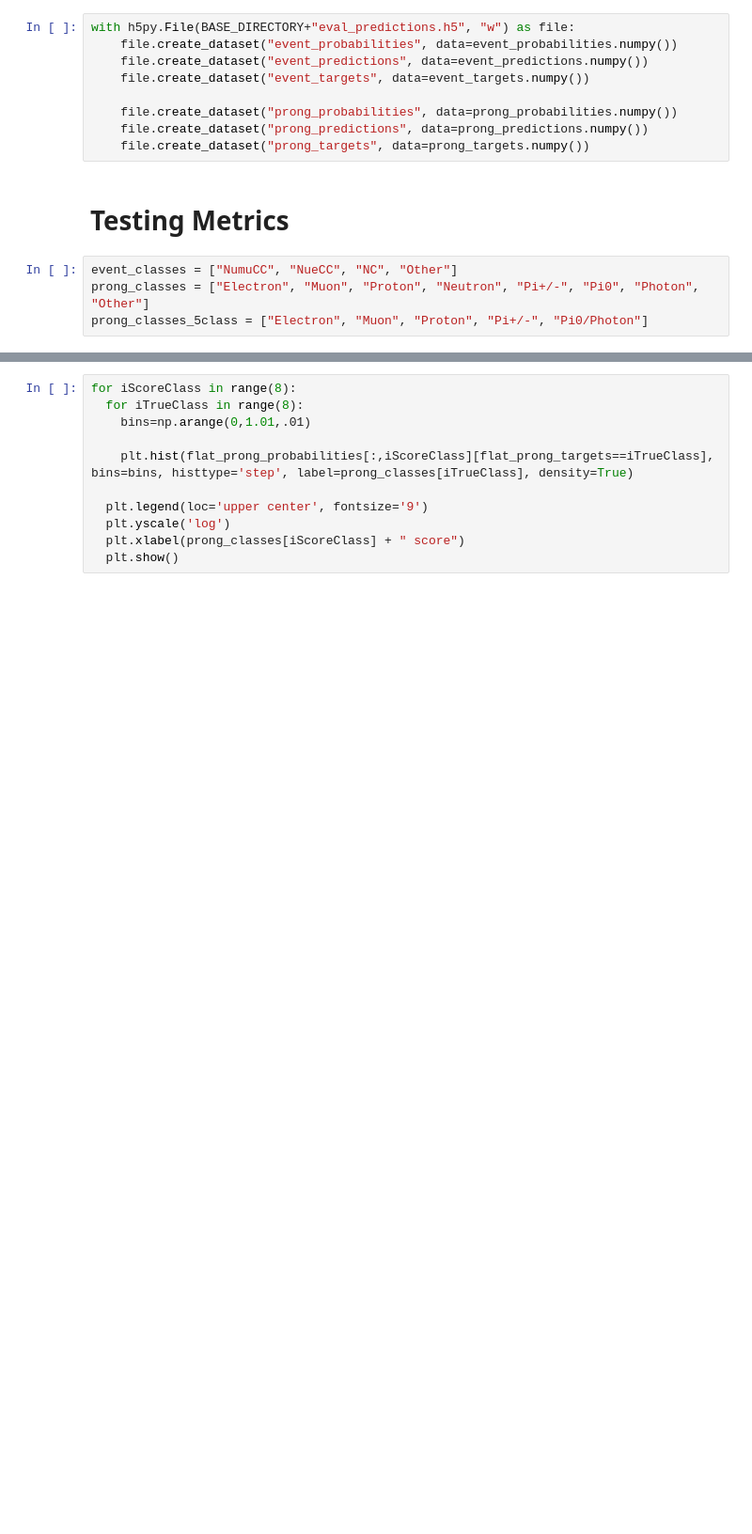
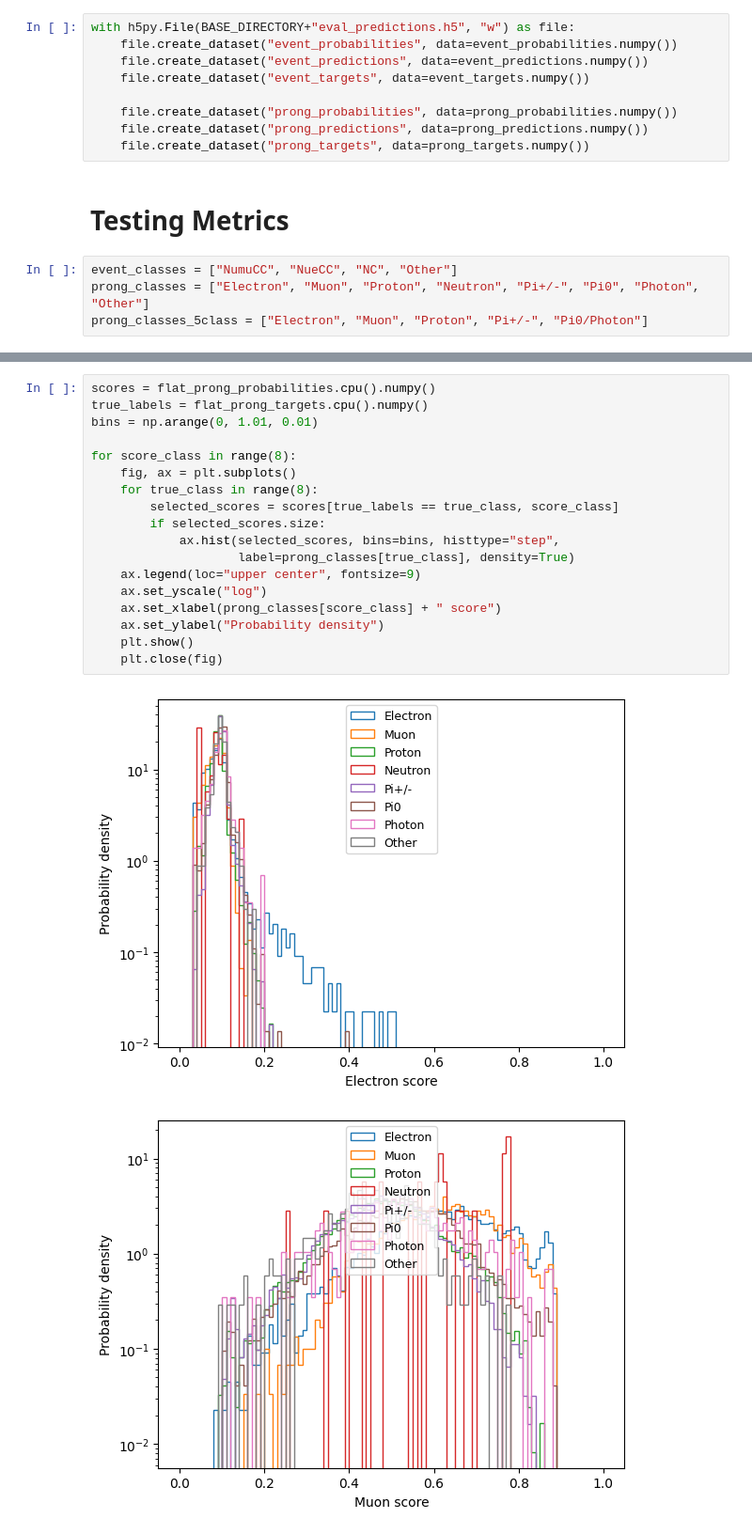
Before and after one commit to binzhang-1237/dune-transformercvn, a Jupyter notebook: Evaluate.ipynb, the cells around one changed output, grey strips where cells are left out. Shown at 94% size. Saved outputs shown, nothing was run; the diff lists cells and outputs as text; blank space fills up the shorter version.

```diff
--- a/Evaluate.ipynb
+++ b/Evaluate.ipynb
@@ -389,11 +483,21 @@ for iScoreClass in range(3):
 # %%
-for iScoreClass in range(8):
-  for iTrueClass in range(8):
-    bins=np.arange(0,1.01,.01)
+scores = flat_prong_probabilities.cpu().numpy()
+true_labels = flat_prong_targets.cpu().numpy()
+bins = np.arange(0, 1.01, 0.01)
 
-    plt.hist(flat_prong_probabilities[:,iScoreClass][flat_prong_targets==iTrueClass], bins=bins, histtype='step', label=prong_classes[iTrueClass], density=True)
-
-  plt.legend(loc='upper center', fontsize='9')
-  plt.yscale('log')
-  plt.xlabel(prong_classes[iScoreClass] + " score")
-  plt.show()
+for score_class in range(8):
+    fig, ax = plt.subplots()
+    for true_class in range(8):
+        selected_scores = scores[true_labels == true_class, score_class]
+        if selected_scores.size:
+            ax.hist(selected_scores, bins=bins, histtype="step",
+                    label=prong_classes[true_class], density=True)
+    ax.legend(loc="upper center", fontsize=9)
+    ax.set_yscale("log")
+    ax.set_xlabel(prong_classes[score_class] + " score")
+    ax.set_ylabel("Probability density")
+    plt.show()
+    plt.close(fig)
+# %% [output]
+[figure, added]
+[figure, added]
```
Also changed, not shown: parts of 21 cells of this notebook.
